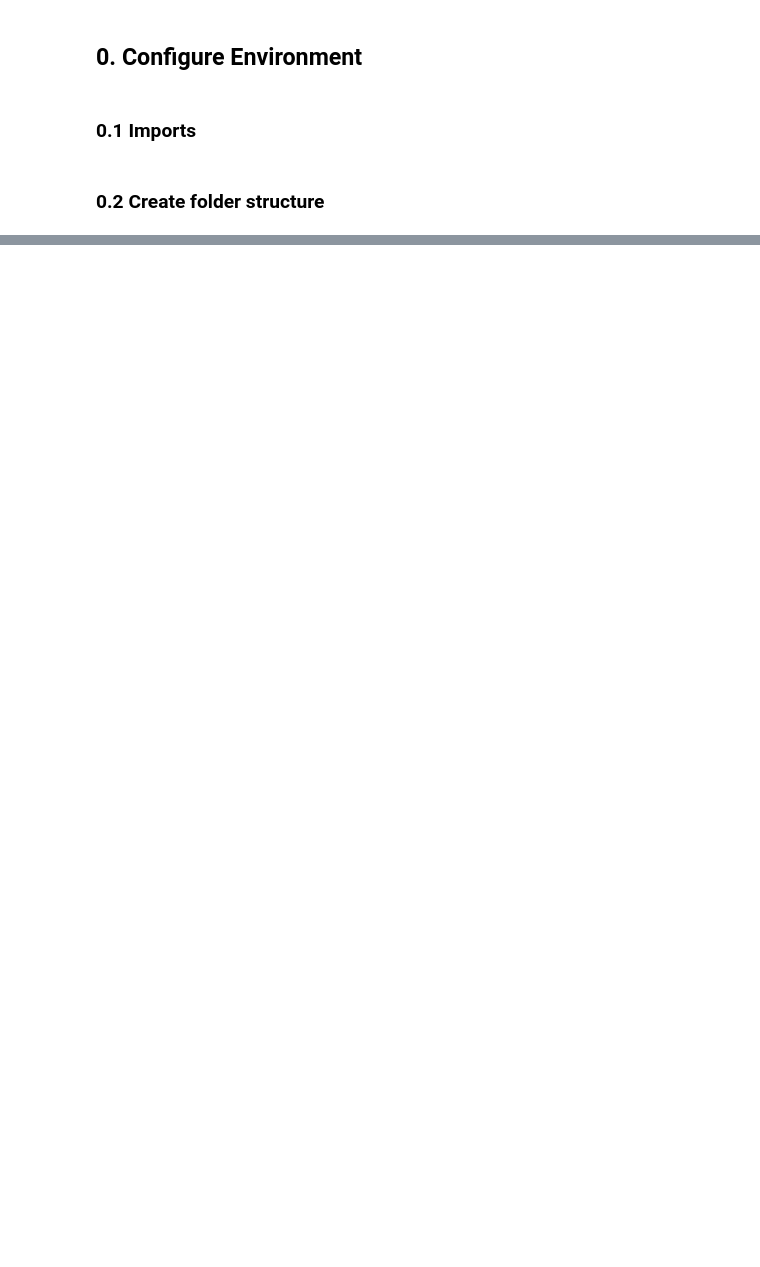
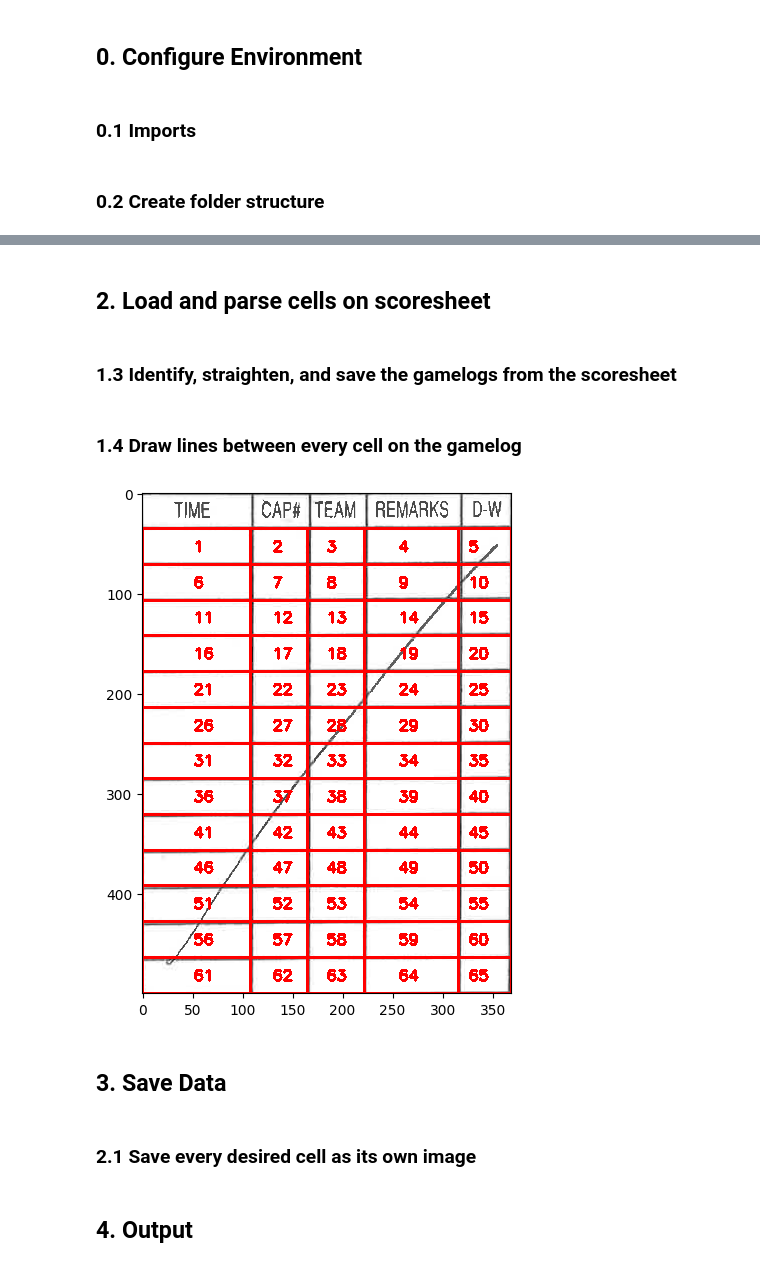
Before and after one commit to cjkreienkamp/wpolo-scoresheet-ocr, a Jupyter notebook: wpolo_scoresheet_ocr.ipynb, the cells around one changed output, grey strips where cells are left out. Cells and saved outputs as stored; diff of their text form; code cells hidden in the pictures; blank space fills up the shorter version.

```diff
--- a/wpolo_scoresheet_ocr.ipynb
+++ b/wpolo_scoresheet_ocr.ipynb
@@ -28,7 +34,2 @@ import pathlib
 # %% [markdown]
 ### 0.2 Create folder structure
-# %%
-if not os.path.exists('output'): os.makedirs('output')
-if not os.path.exists('output/ROI'): os.makedirs('output/ROI')
-for i in range(1, 76):
-  if not os.path.exists(f'output/ROI/{i}'): os.makedirs(f'output/ROI/{i}')
@@ -449,0 +64,50 @@ for cell in range(1, 76):
+# %% [markdown]
+## 2. Load and parse cells on scoresheet
+# %% [markdown]
+### 1.3 Identify, straighten, and save the gamelogs from the scoresheet
+# %%
+gamelog_height = 500
+gamelog_width = 369
+gamelog_template_corners = np.array([[0,0], [gamelog_width,0], [0,gamelog_height], [gamelog_width,gamelog_height]])
+
+png = f'scoresheet{SCORESHEET}.png'
+scoresheet = cv2.imread('input/scoresheet_pngs/'+png)
+
+with open('input/gamelog_corner_pts/'+png[:-4]+'.txt', 'r') as f:
+    data = f.read().split('\n')
+    for i in range(5):
+        gamelog_corners = np.array([[float(data[i*8+0]), float(data[i*8+1])],
+                                    [float(data[i*8+2]), float(data[i*8+3])],
+                                    [float(data[i*8+4]), float(data[i*8+5])],
+                                    [float(data[i*8+6]), float(data[i*8+7])]])
+        (H, mask) = cv2.findHomography(gamelog_corners, gamelog_template_corners, method=cv2.RANSAC)
+        aligned = cv2.warpPerspective(scoresheet, H, (gamelog_width, gamelog_height))
+        cv2.imwrite('output/aligned/'+png[5:-4]+'_log'+str(i+1)+'.png',aligned)
+# %% [markdown]
+### 1.4 Draw lines between every cell on the gamelog
+# %%
+COLUMN_NUMBERS = [1, 2, 3, 4, 0]
+column_x_values = [0,108,165,222,316,gamelog_width]
+gamelog_bb_cell = cv2.imread(f'output/aligned/sheet{SCORESHEET}_log5.png')
+
+row_y_values = [int(gamelog_height/NUMBER_OF_ROWS*(i+1)) for i in range(NUMBER_OF_ROWS)]
+n_cell = 0
+for y1 in row_y_values[:-1]:
+    for x1 in column_x_values[:-1]:
+        n_cell += 1
+        x2 = column_x_values[column_x_values.index(x1)+1]
+        y2 = row_y_values[row_y_values.index(y1)+1]
+        cv2.rectangle(gamelog_bb_cell, (x1, y1), (x2, y2), (255,0,0), 2)
+        if n_cell%5 in COLUMN_NUMBERS:
+            cv2.putText(gamelog_bb_cell, str(n_cell), (int((x1+x2)/2.1), int((y1+y2)/2+5)), cv2.FONT_HERSHEY_SIMPLEX, 0.5, (255,0,0), 2)
+
+plt.figure(figsize=(5,5))
+plt.imshow(gamelog_bb_cell)
+plt.subplots_adjust(top=1, bottom=0, left=-0.3, right=1.3)
+plt.show()
+# %% [output]
+[figure, added]
+# %% [markdown]
+## 3. Save Data
+# %% [markdown]
+### 2.1 Save every desired cell as its own image
@@ -449,0 +145,2 @@ for cell in range(1, 76):
+# %% [markdown]
+## 4. Output
```
Also changed, not shown: parts of 42 cells of this notebook.
